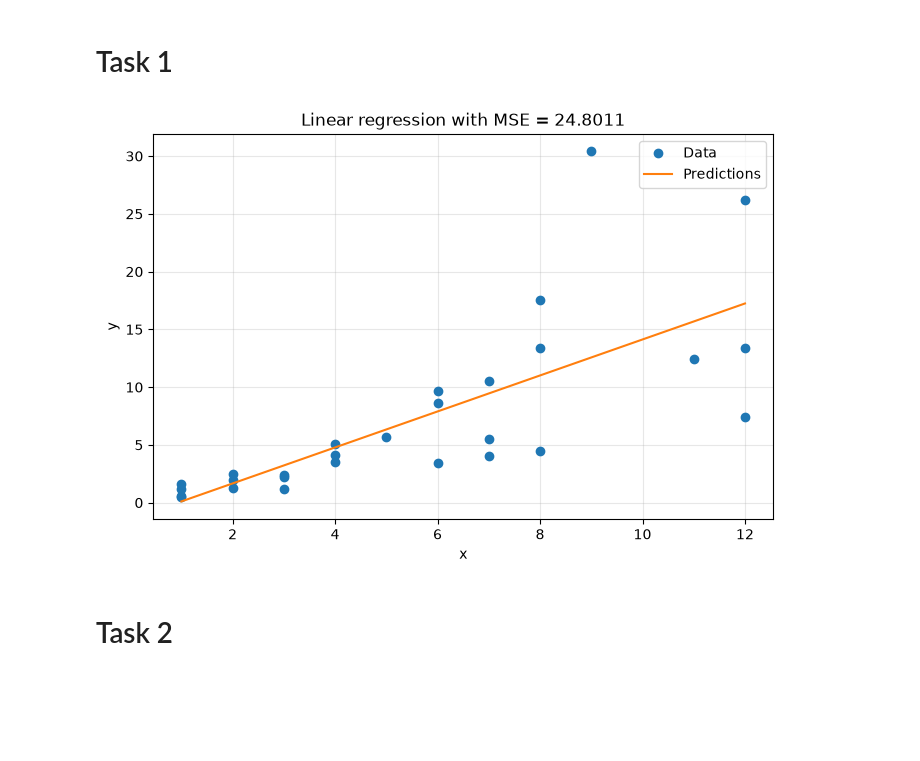
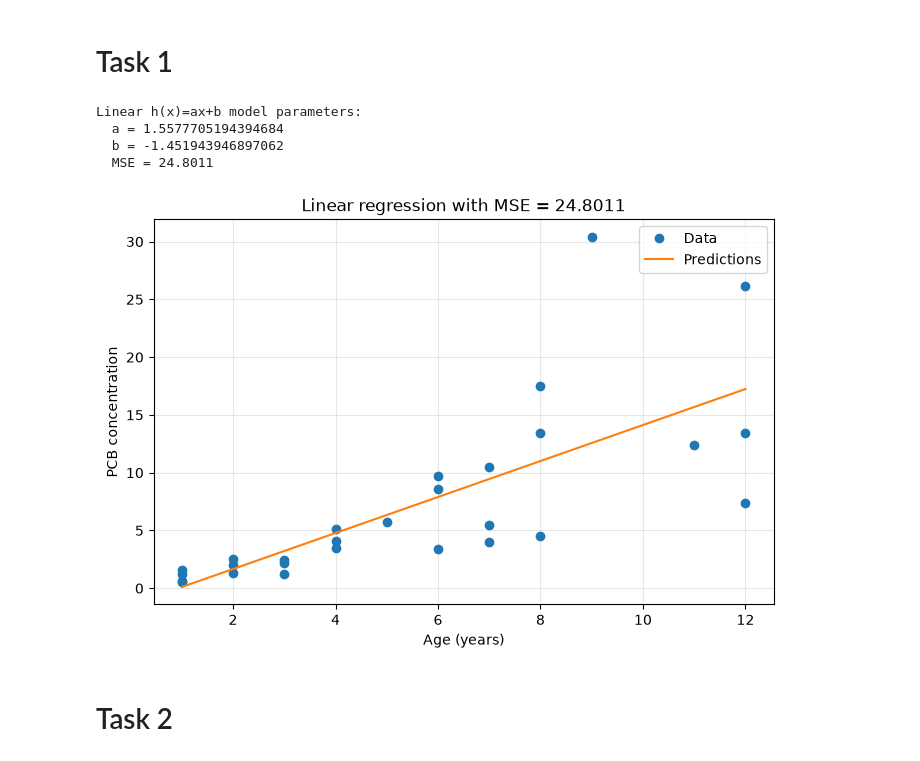
Before and after one commit to lspita-academic/ucph-machine-learning-a, a Jupyter notebook: assignments/ha1/regression/regression.ipynb, the cells around one changed output. Saved outputs shown, nothing was run; the diff lists cells and outputs as text; code cells hidden in the pictures; blank space fills up the shorter version.

Commit message:
feat(regression): almost finished

```diff
--- a/assignments/ha1/regression/regression.ipynb
+++ b/assignments/ha1/regression/regression.ipynb
@@ -40,25 +40,35 @@ def linear_regression(X, y):
 def mean_squared_error(y, y_hat):
     return np.mean((y - y_hat) ** 2)
 # %%
-w_linear, b_linear, f_linear = linear_regression(X, y)
-y_hat_linear = f_linear(X)
+w_linear, b_linear, h_linear = linear_regression(X, y)
+y_hat_linear = h_linear(X)
 mse_linear = mean_squared_error(y, y_hat_linear)
+
+print("Linear h(x)=ax+b model parameters:")
+print(f"  a = {w_linear.flatten()[0]}")
+print(f"  b = {b_linear.flatten()[0]}")
+print(f"  MSE = {mse_linear:.4f}")
+# %% [output]
+Linear h(x)=ax+b model parameters:
+  a = 1.5577705194394684
+  b = -1.451943946897062
+  MSE = 24.8011
 # %%
 y_hat_linear_plot = y_hat_linear.flatten()[plot_order]
 
 fig, ax = plt.subplots(figsize=(8, 5))
 ax.plot(x_plot, y_plot, "o", label="Data")
 ax.plot(x_plot, y_hat_linear_plot, "-", label="Predictions")
-ax.set_xlabel("x")
-ax.set_ylabel("y")
+ax.set_xlabel("Age (years)")
+ax.set_ylabel("PCB concentration")
 ax.set_title(f"Linear regression with MSE = {mse_linear:.4f}")
 ax.grid(alpha=0.3)
 ax.legend()
 plt.show()
 
 save_plot(fig, "linear_regression.png")
 # %% [output]
-[figure, old version]
+[figure, new version]
 # %% [markdown]
 # Task 2
 # %%
```
Also changed, not shown: parts of 4 cells of this notebook, 6 other files.
